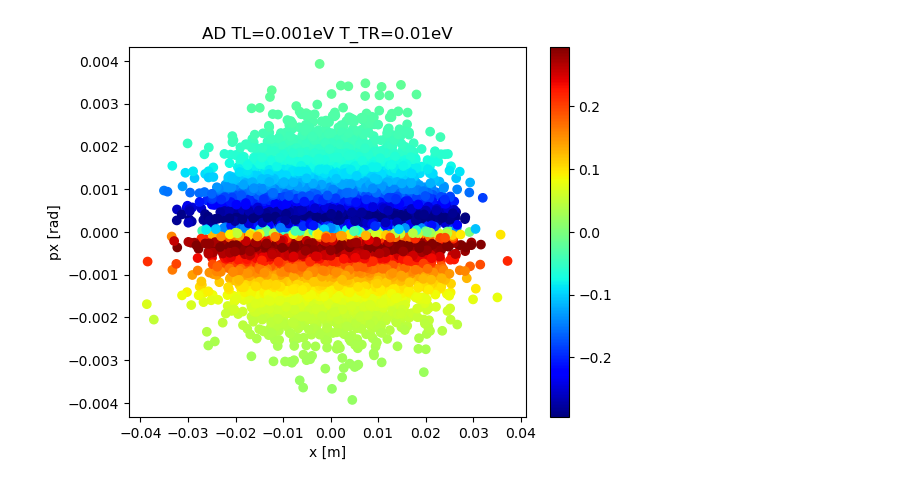
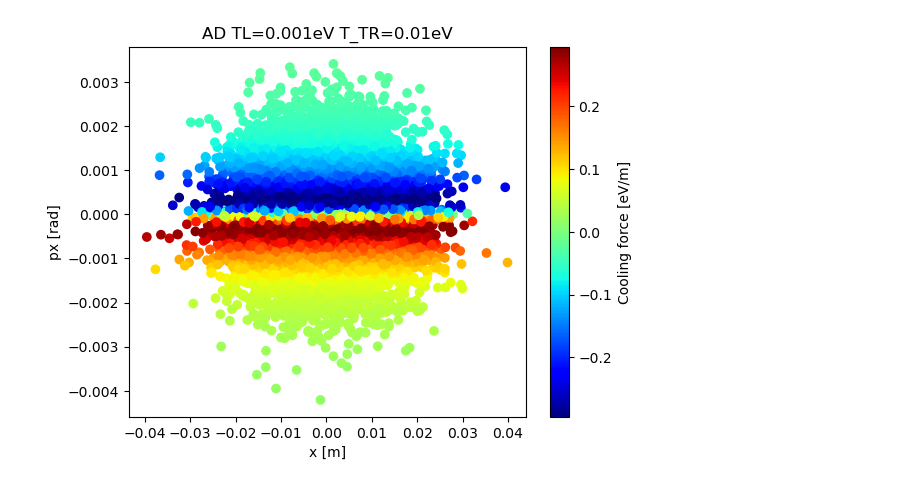
Before and after one commit to pkruyt/electron_cooling, a Jupyter notebook: notebooks/AD100/AD-100Mev:force-heat-map.ipynb, the cells around one changed output. Saved outputs shown, nothing was run; the diff lists cells and outputs as text; code cells hidden in the pictures.

```diff
--- a/notebooks/AD100/AD-100Mev:force-heat-map.ipynb
+++ b/notebooks/AD100/AD-100Mev:force-heat-map.ipynb
@@ -98,7 +98,8 @@ dtk_particle_copy_old=dtk_particle.copy()
 
 dtk_cooler = dtk.elements.ElectronCooler(I=I,L=L,r_beam=r_beam,
                                          T_perp=T_perp,T_l=T_l,
-                                         B=B,Z=Z,B_ratio=1e-10)
+                                         B=B,Z=Z,B_ratio=0,
+                                         Neutralisation_space_charge=0)
 
 
 
@@ -125,27 +126,6 @@ for i in tqdm(range(num_turns)):
     force.append(dtk_cooler.force(dtk_particle))
     #dtk_cooler.track(dtk_particle)
 
-action_arr=np.stack(action, axis=0)
-
-goal_actions=1e-8
-
-arrays = []
-for i in range(num_particles):
-    column = action_arr[:,i]
-    indices = action_arr<goal_actions
-
-    first_index = np.argmax(column<goal_actions)
-    if first_index==0:
-        turns_to_reach_goal=np.empty(num_turns); turns_to_reach_goal.fill(7000)
-    if first_index!=0:
-        turns_to_reach_goal = first_index - np.arange(num_turns)
-    turns_to_reach_goal[turns_to_reach_goal<0] = 0
-
-    arrays.append(turns_to_reach_goal)
-
-turns_to_reach_goal_2d = np.stack(arrays, axis=1)
-
-ms_to_reach_goal_2d=turns_to_reach_goal_2d*ms_per_turn
 
 x = np.array(x)
 px = np.array(px)
@@ -153,4 +133,5 @@ action = np.array(action)
 force = np.array(force)
 
 
-ms_to_reach_final_goal=ms_to_reach_goal_2d[0,:]
+
+print('warning b_ratio=0')
@@ -157,12 +140,12 @@ ms_to_reach_final_goal=ms_to_reach_goal_2d[0,:]
 # %%
 #plot force magnitude in phase space
 
 plt.figure()
 plt.scatter(x,px,c=force,cmap='jet')
 plt.xlabel('x [m]')
 plt.ylabel('px [rad]')
 plt.title(f'AD TL={T_l}eV T_TR={T_perp}eV')
-plt.colorbar()
+plt.colorbar().set_label("Cooling force [eV/m]")
 plt.show()
 # %% [output]
-[figure, old version]
+[figure, new version]
```
Also changed, not shown: parts of 1 cell of this notebook, 7 other files.
